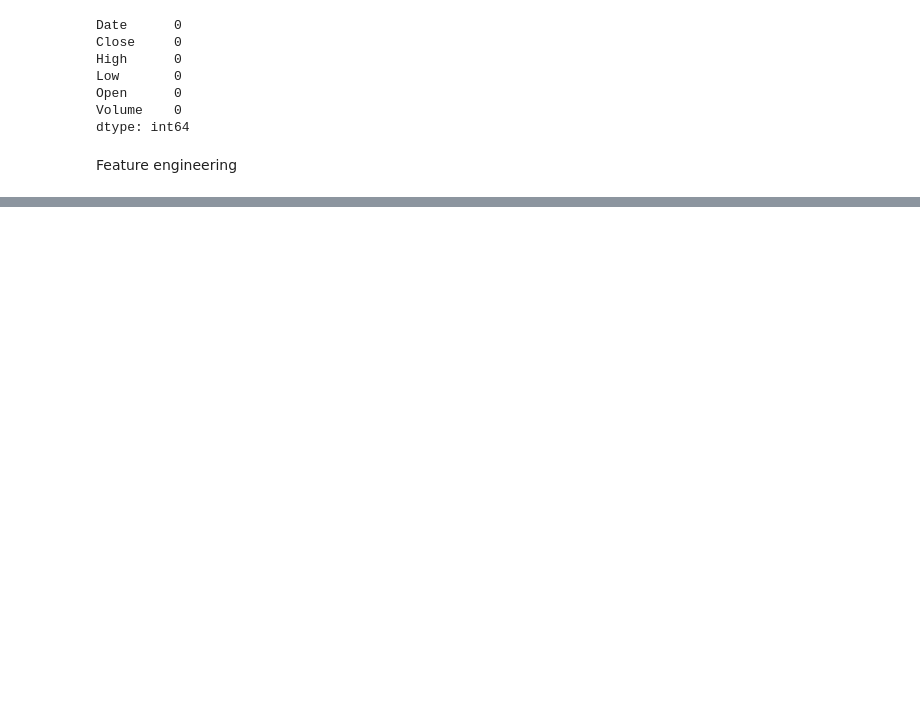
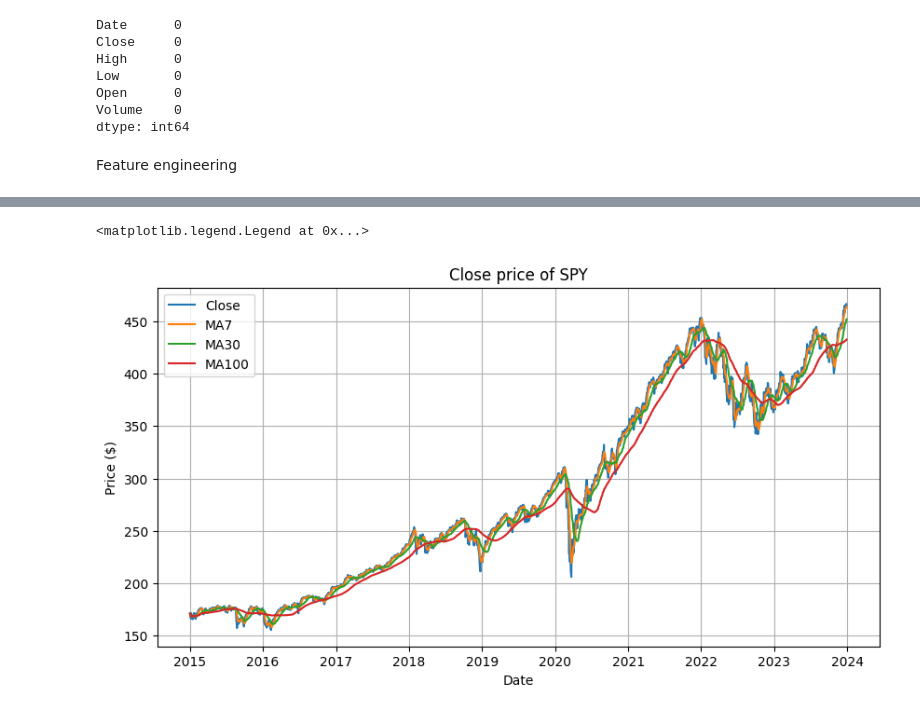
Before and after one commit to paulqevan/Momentum_strategy, a Jupyter notebook: main.ipynb, the cells around one changed output, grey strips where cells are left out. Cells and saved outputs as stored; diff of their text form; code cells hidden in the pictures; blank space fills up the shorter version.

```diff
--- a/main.ipynb
+++ b/main.ipynb
@@ -17,6 +20,10 @@ df = pd.read_csv("data/spy_data.csv")
 df= df.drop([0,1])
 df = df.rename(columns={"Price": "Date"})
 df["Date"] = pd.to_datetime(df["Date"])
+
+for col in df.select_dtypes(include="object").columns:
+    df[col] = pd.to_numeric(df[col], errors="coerce")
+
 df.head(10)
 # %% [output]
 |  | Date | Close | High | Low | Open | Volume |
@@ -47,3 +54,7 @@ df["Year"] = df["Date"].dt.year
 df["Month"] = df["Date"].dt.month
 df["Day"] = df["Date"].dt.day_of_year
 df["Day_of_week"] = df["Date"].dt.day_of_week
+df["Return"] = np.log(df["Close"] / df["Close"].shift(1))
+df["MA7"] = df["Close"].rolling(7, min_periods=1).mean()
+df["MA30"] =df["Close"].rolling(30, min_periods=1).mean()
+df["MA100"] =df["Close"].rolling(100, min_periods=1).mean()
@@ -65,0 +73,14 @@ df
+# %%
+plt.figure(figsize=(10,5))
+plt.grid()
+plt.title("Close price of SPY")
+plt.xlabel("Date")
+plt.ylabel("Price ($)")
+plt.plot(df["Date"], df["Close"], label = "Close")
+plt.plot(df["Date"], df["MA7"], label = "MA7")
+plt.plot(df["Date"], df["MA30"], label = "MA30")
+plt.plot(df["Date"], df["MA100"], label = "MA100")
+plt.legend()
+# %% [output]
+<matplotlib.legend.Legend at 0x...>
+[figure, added]
```
Also changed, not shown: parts of 8 cells of this notebook.
